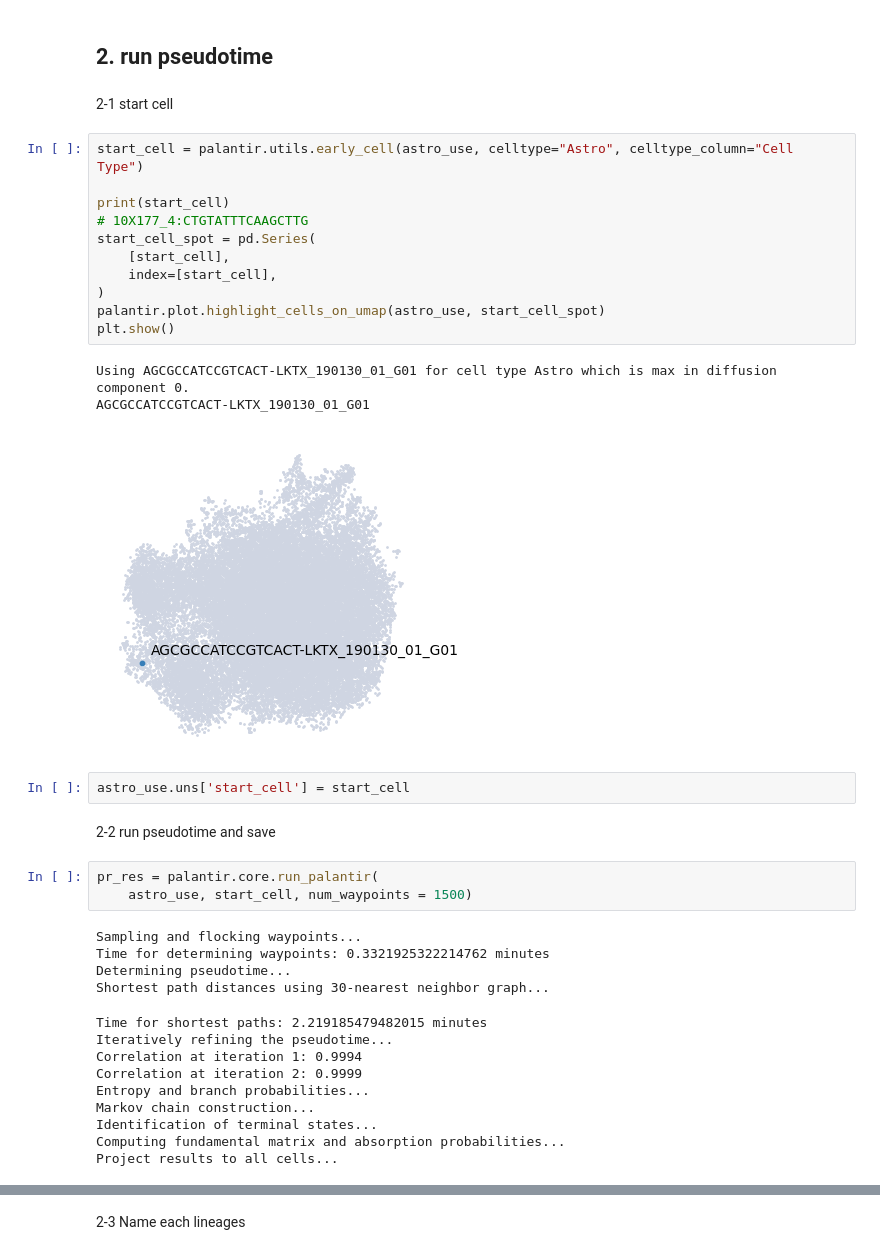
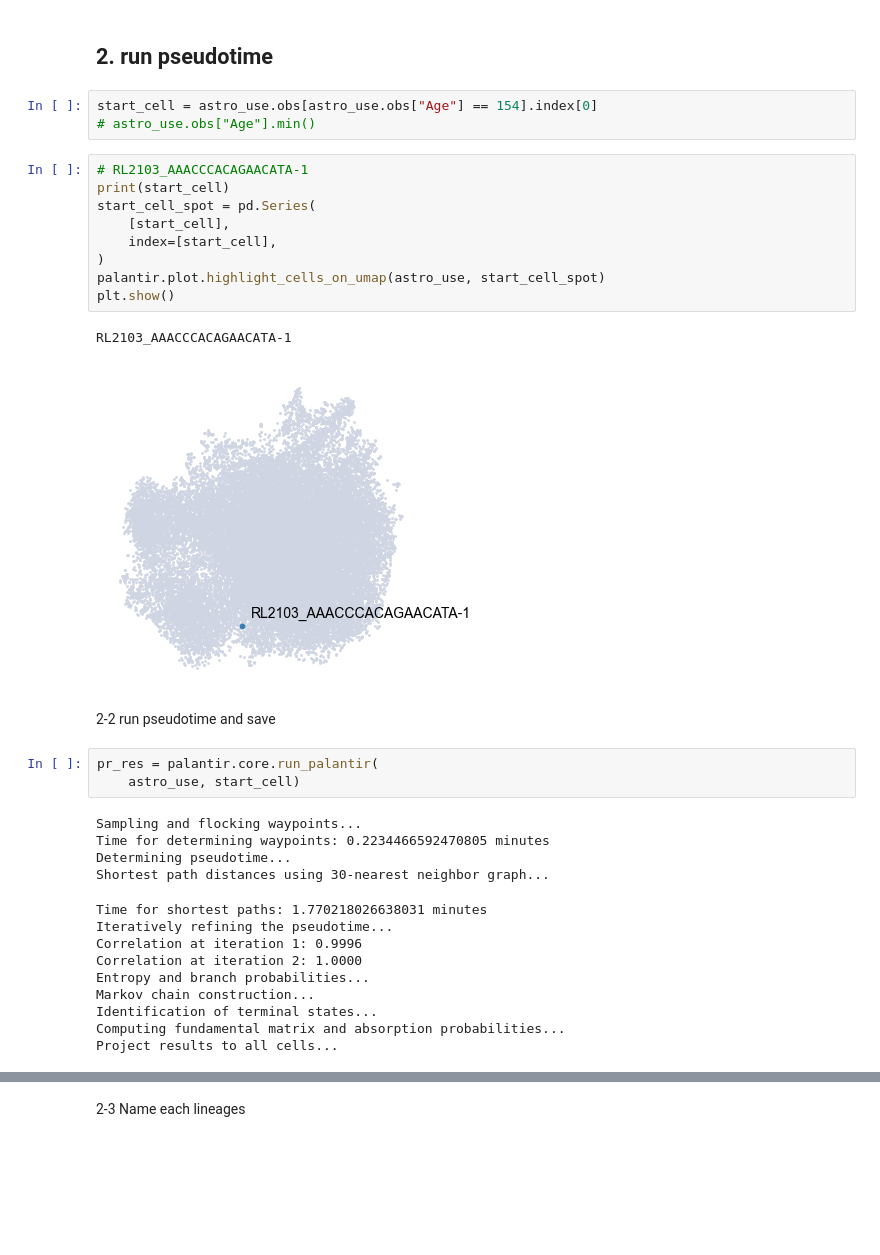
Before and after one commit to ssun1116/Atlas_Normal_Code, a Jupyter notebook: 4_Downstream/trajectory_analysis/Astro_forshare.ipynb, the cells around one changed output, grey strips where cells are left out. Drawn from its saved outputs; the diff is of its cells as text; blank space fills up the shorter version.

Commit message:
upload correct version of astro

```diff
--- a/4_Downstream/trajectory_analysis/Astro_forshare.ipynb
+++ b/4_Downstream/trajectory_analysis/Astro_forshare.ipynb
@@ -157,39 +159,35 @@ plt.show()
 [figure]
 # %% [markdown]
 ## 2. run pseudotime
-# %% [markdown]
-2-1 start cell
+# %%
+start_cell = astro_use.obs[astro_use.obs["Age"] == 154].index[0]
+# astro_use.obs["Age"].min()
 # %%
-start_cell = palantir.utils.early_cell(astro_use, celltype="Astro", celltype_column="Cell Type")
-
+# RL2103_AAACCCACAGAACATA-1
 print(start_cell)
-# 10X177_4:CTGTATTTCAAGCTTG
 start_cell_spot = pd.Series(
     [start_cell],
     index=[start_cell],
 )
 palantir.plot.highlight_cells_on_umap(astro_use, start_cell_spot)
 plt.show()
 # %% [output]
-Using AGCGCCATCCGTCACT-LKTX_190130_01_G01 for cell type Astro which is max in diffusion component 0.
-AGCGCCATCCGTCACT-LKTX_190130_01_G01
+RL2103_AAACCCACAGAACATA-1
-[figure, old version]
+[figure, new version]
-# %%
-astro_use.uns['start_cell'] = start_cell
 # %% [markdown]
 2-2 run pseudotime and save
 # %%
 pr_res = palantir.core.run_palantir(
-    astro_use, start_cell, num_waypoints = 1500)
+    astro_use, start_cell)
 # %% [output]
 Sampling and flocking waypoints...
-Time for determining waypoints: 0.3321925322214762 minutes
+Time for determining waypoints: 0.2234466592470805 minutes
 Determining pseudotime...
 Shortest path distances using 30-nearest neighbor graph...
-Time for shortest paths: 2.219185479482015 minutes
+Time for shortest paths: 1.770218026638031 minutes
 Iteratively refining the pseudotime...
-Correlation at iteration 1: 0.9994
-Correlation at iteration 2: 0.9999
+Correlation at iteration 1: 0.9996
+Correlation at iteration 2: 1.0000
 Entropy and branch probabilities...
 Markov chain construction...
 Identification of terminal states...
```
Also changed, not shown: parts of 10 cells of this notebook.
